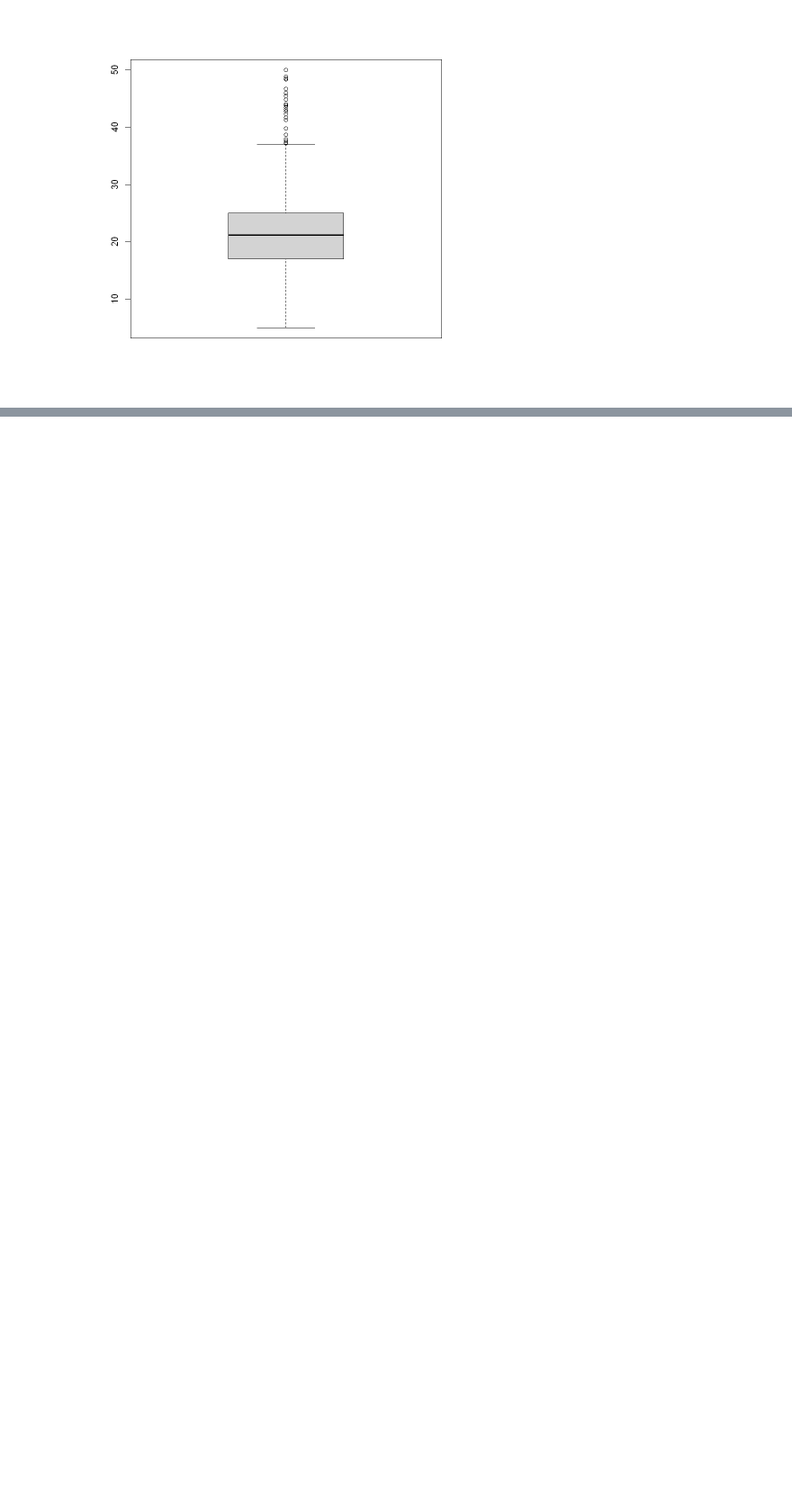
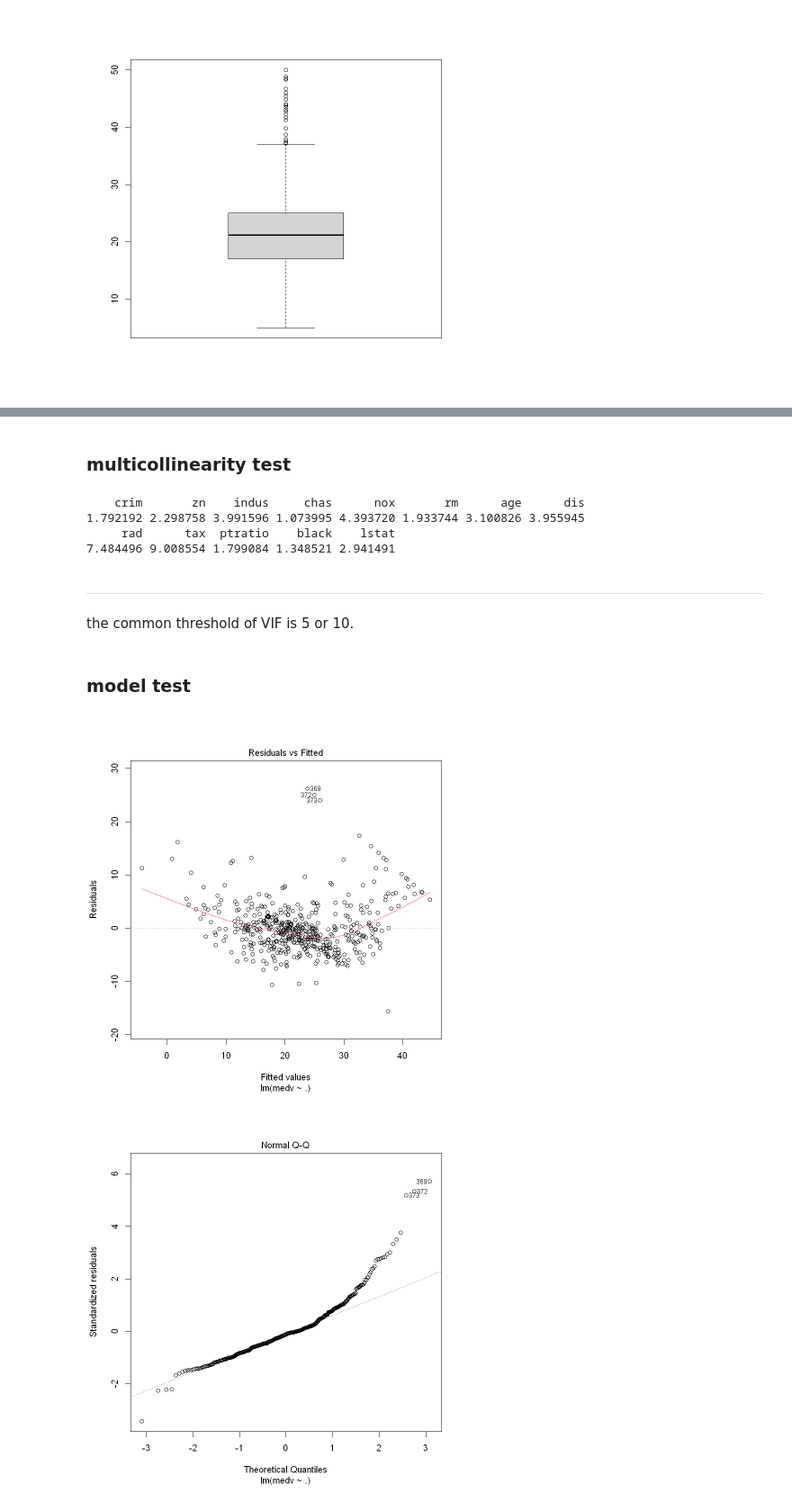
Before and after one commit to ying-wendywang/R_StatisticAnalysis, a Jupyter notebook: 1_LinearRegression.ipynb, the cells around one changed output, grey strips where cells are left out. Shown at 90% size. Saved outputs shown, nothing was run; the diff lists cells and outputs as text; code cells hidden in the pictures; blank space fills up the shorter version.

```diff
--- a/1_LinearRegression.ipynb
+++ b/1_LinearRegression.ipynb
@@ -181,0 +222,4 @@ plot(data$dis, data$medv)
+# %%
+lm2.1 <- lm(medv ~ ., data = Boston)  # use . to represent all other columns in the dataset. This is the same as the line below.
+# lm2.1 <- lm(medv ~ crim + zn + indus + chas + nox + rm + age + dis + rad + tax + ptratio + black + lstat, data = Boston)
+summary(lm2.1)
@@ -181,0 +244,20 @@ plot(data$dis, data$medv)
+# %% [markdown]
+### multicollinearity test
+# %%
+pacman::p_load(car)
+vif(lm2.1)
+# %% [output]
+    crim       zn    indus     chas      nox       rm      age      dis
+1.792192 2.298758 3.991596 1.073995 4.393720 1.933744 3.100826 3.955945
+     rad      tax  ptratio    black    lstat
+7.484496 9.008554 1.799084 1.348521 2.941491
+# %% [markdown]
+---
+the common threshold of VIF is 5 or 10.
+# %% [markdown]
+### model test
+# %%
+plot(lm2.1)
+# %% [output]
+[figure, added]
+[figure, added]
```
Also changed, not shown: parts of 27 cells of this notebook.
